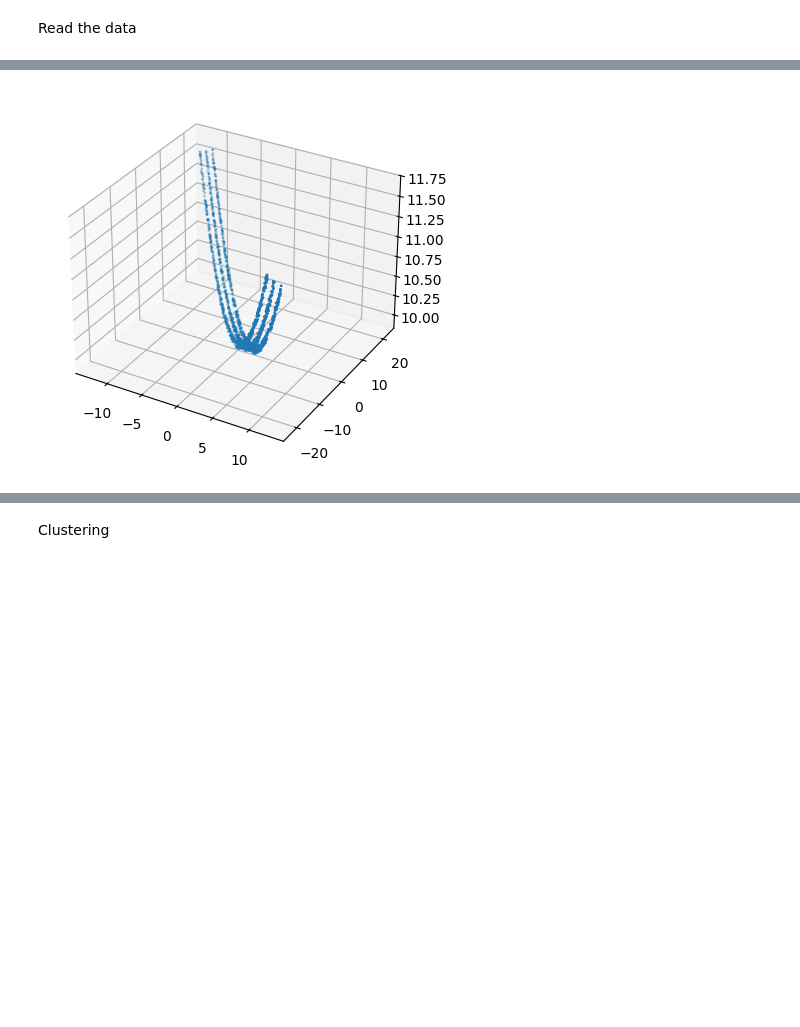
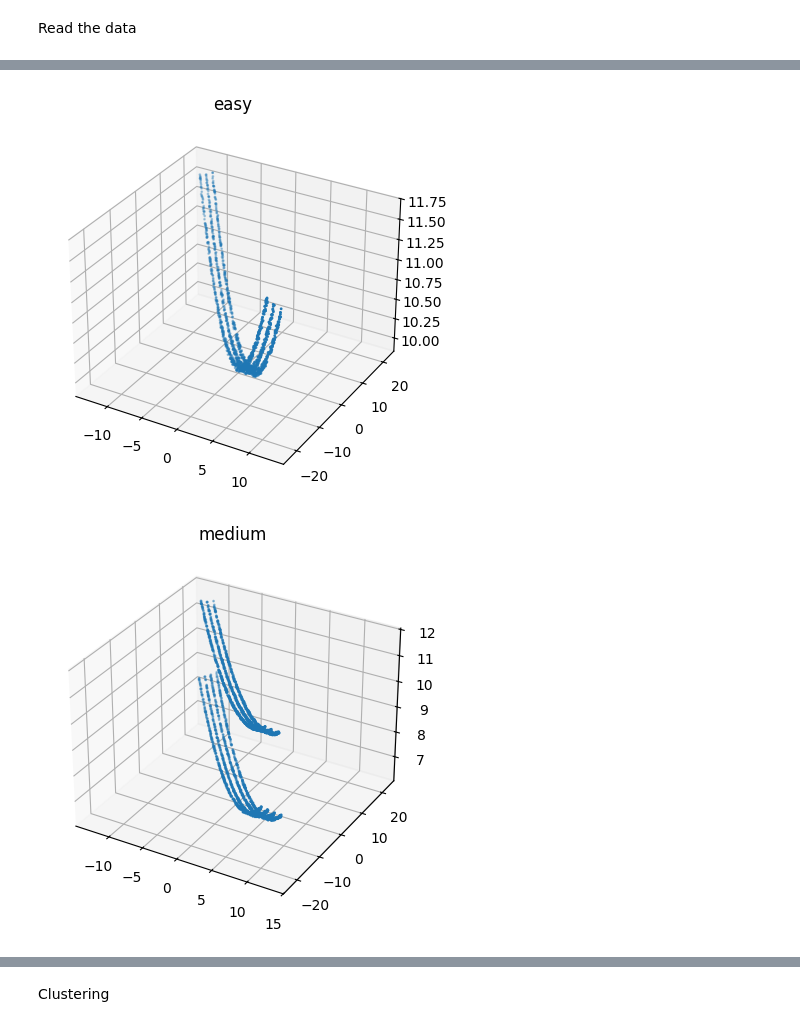
Before and after one commit to sowjanyamatam/blunomy_case_study, a Jupyter notebook: local_analysis/analysis.ipynb, the cells around one changed output, grey strips where cells are left out. Saved outputs shown, nothing was run; the diff lists cells and outputs as text; code cells hidden in the pictures; blank space fills up the shorter version.

```diff
--- a/local_analysis/analysis.ipynb
+++ b/local_analysis/analysis.ipynb
@@ -10,9 +10,18 @@ for file in os.listdir("../data"):
     csv_file_name = file.replace(".parquet", ".csv")
     df.to_csv(f"csv_data/{csv_file_name}", index=False)
 # %%
-# details of the data
-lidar_data_df = pd.read_parquet("../data/lidar_cable_points_easy.parquet")
-print(lidar_data_df.head())
-print(lidar_data_df.columns)
-print(lidar_data_df.shape)
+# returns dataset provided as dataframe
+def lidar_data_df_func(dataset):
+    lidar_data_df = pd.read_parquet(f"../data/{dataset}.parquet")
+    return lidar_data_df
+lidar_data_df_easy = lidar_data_df_func("lidar_cable_points_easy")
+lidar_data_df_medium = lidar_data_df_func("lidar_cable_points_medium")
+lidar_data_df_hard = lidar_data_df_func("lidar_cable_points_hard")
+lidar_data_df_extrahard = lidar_data_df_func("lidar_cable_points_extrahard")
+dataset_dic = {"easy": lidar_data_df_easy, "medium": lidar_data_df_medium, "hard": lidar_data_df_hard, "extrahard": lidar_data_df_extrahard}
+for name, dataset in dataset_dic.items():
+    print("\nDataset:", name)
+    print(dataset.head())
+    print(dataset.columns)
+    print(dataset.shape)
 # %% [output]
@@ -27,8 +45,13 @@ Index(['x', 'y', 'z'], dtype='object')
 # %%
 # looks like x, y, z are the column coordinates, check in graphical form
 import matplotlib.pyplot as plt
-blank_canvas = plt.figure().add_subplot(111, projection="3d")
-blank_canvas.scatter(lidar_data_df["x"], lidar_data_df["y"], lidar_data_df["z"], s=1)
-plt.savefig("images/lidar_data_visualization.png")
+
+for k,dataset in dataset_dic.items():
+    # print(f"Plot for {k}")
+    blank_canvas = plt.figure().add_subplot(111, projection="3d")
+    blank_canvas.scatter(dataset["x"], dataset["y"], dataset["z"], s=1)
+    blank_canvas.set_title(f"{k}")
+    plt.savefig(f"images/vis_{k}.png")
 # %% [output]
-[figure, old version]
+[figure, new version]
+[figure, added]
```
Also changed, not shown: parts of 25 cells of this notebook, 5 other files.
